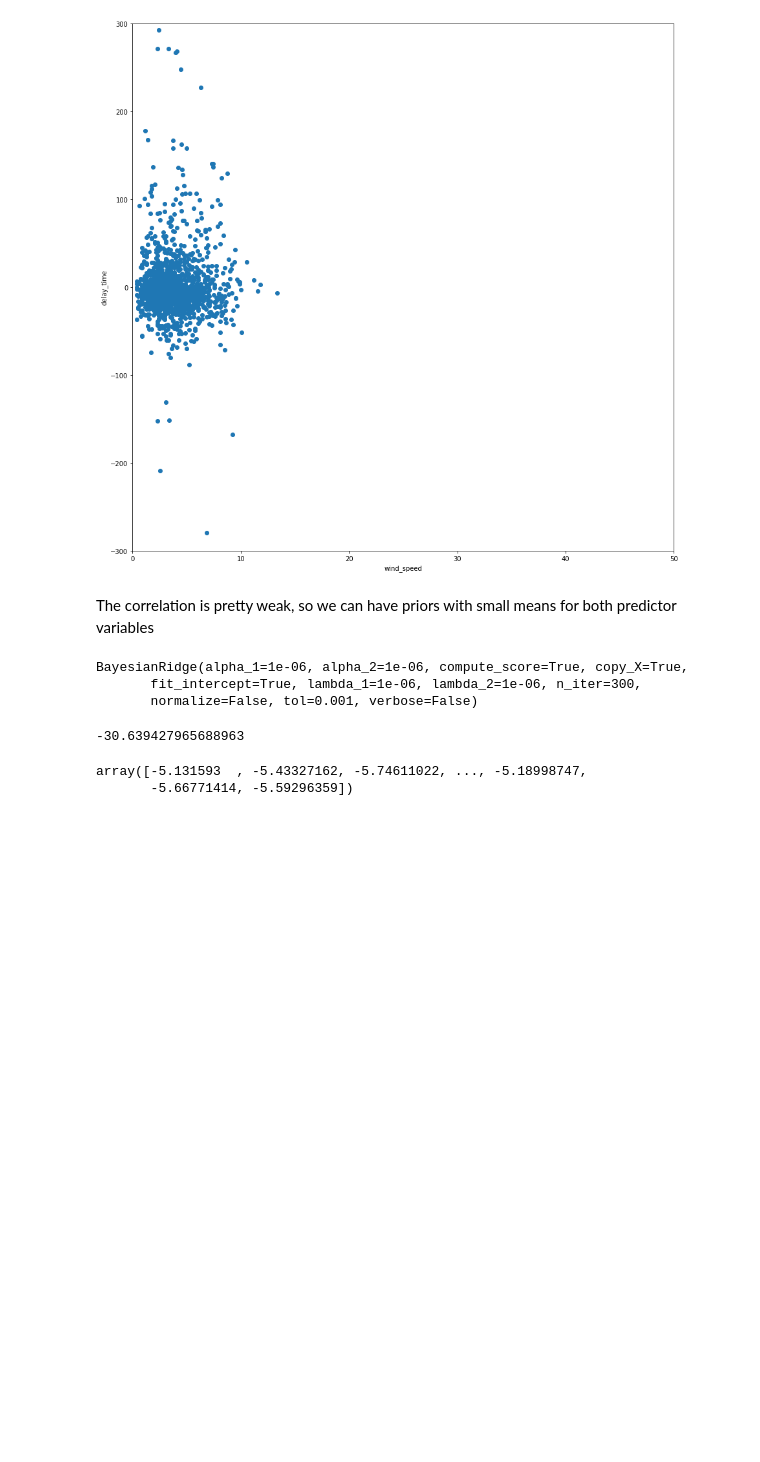
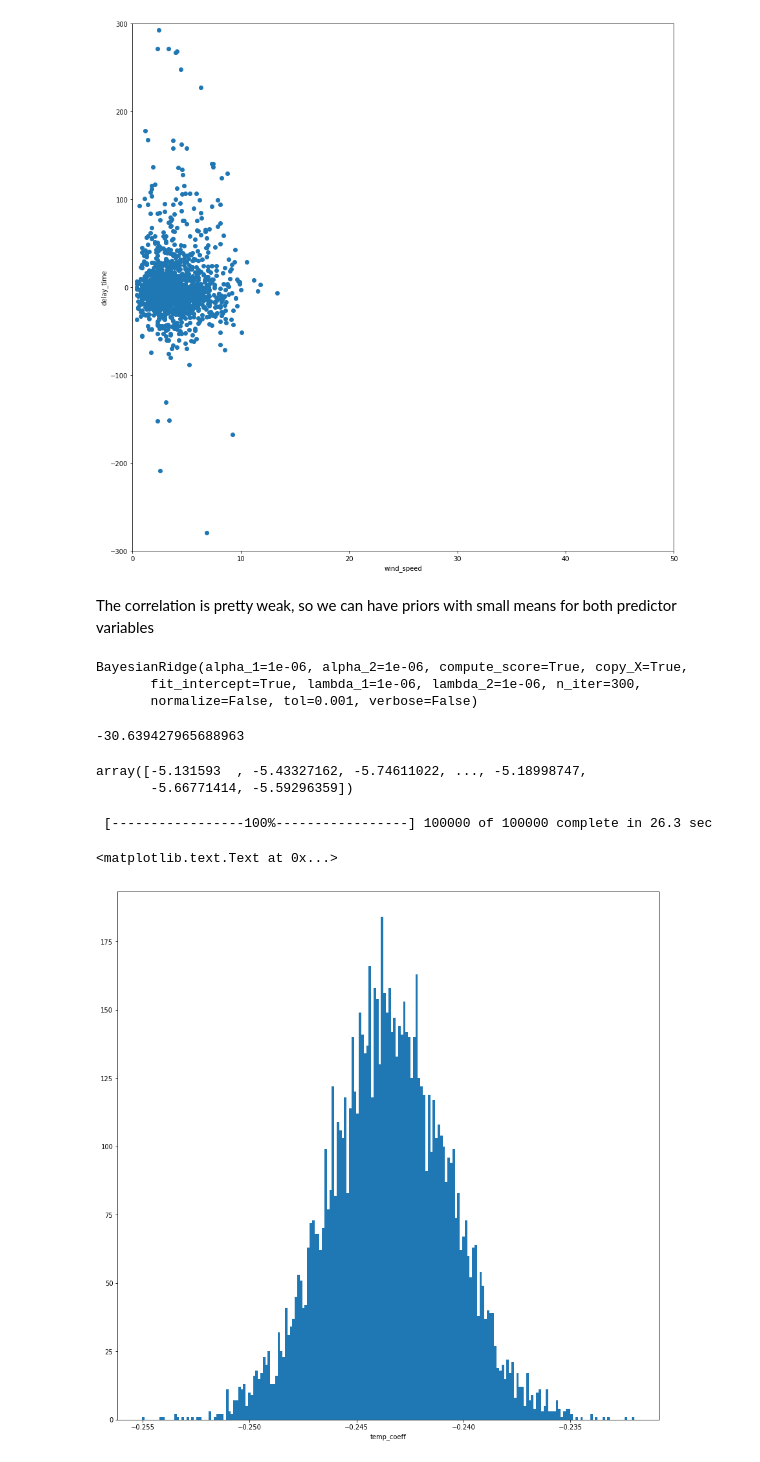
Before and after one commit to jlee124/flightpredictor, a Jupyter notebook: DataOpen.ipynb, the cells around one changed output. Cells and saved outputs as stored; diff of their text form; code cells hidden in the pictures; blank space fills up the shorter version.

```diff
--- a/DataOpen.ipynb
+++ b/DataOpen.ipynb
@@ -188,0 +188,12 @@ temp = delay_vs_weather['temperature'].tolist()
+# %%
+delay_time_data = delay_vs_weather['total_delay'].tolist()
+wind_speed_data = delay_vs_weather['wind_speed'].tolist()
+temp_data = delay_vs_weather['temperature'].tolist()
+
+wind_speed = pymc.Normal('wind_speed', mu=5,tau=1/5,value=wind_speed_data, observed=True)
+temp = pymc.Normal('temp', mu=5,tau=1/5,value=temp_data, observed=True)
+delay_time = pymc.Normal('output', mu=linear_regress, value=delay_time_data, observed=True)
+# %%
+wind_speed_coeff = pymc.Normal('wind_speed_coeff', mu = 0, tau=1)
+temp_coeff = pymc.Normal('temp_coeff', mu=0, tau=1)
+intercept = pymc.Normal('intercept', mu=0, tau=1/50)
@@ -188,0 +208,13 @@ temp = delay_vs_weather['temperature'].tolist()
+# %%
+model = pymc.Model([wind_speed, temp, delay_time, wind_speed_coeff, temp_coeff, intercept])
+mcmc = pymc.MCMC(model)
+mcmc.sample(iter=100000, burn=10000, thin=10)
+# %% [output]
+ [-----------------100%-----------------] 100000 of 100000 complete in 26.3 sec
+# %%
+fig, ax = plt.subplots(figsize=(15, 15))
+ax.hist(mcmc.trace('temp_coeff')[:], bins = 200)
+ax.set_xlabel('temp_coeff')
+# %% [output]
+<matplotlib.text.Text at 0x...>
+[figure, added]
```
Also changed, not shown: parts of 8 cells of this notebook.
